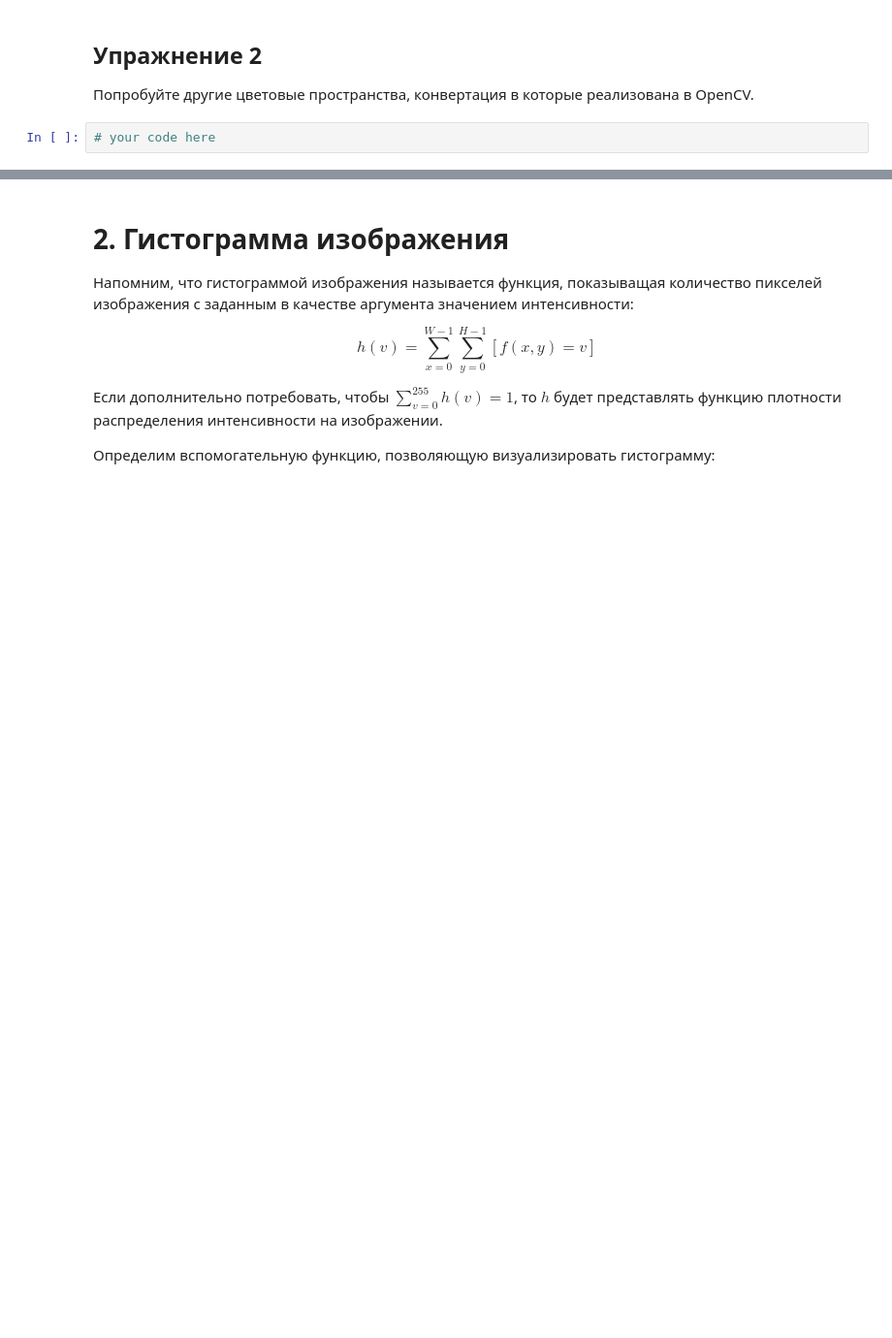
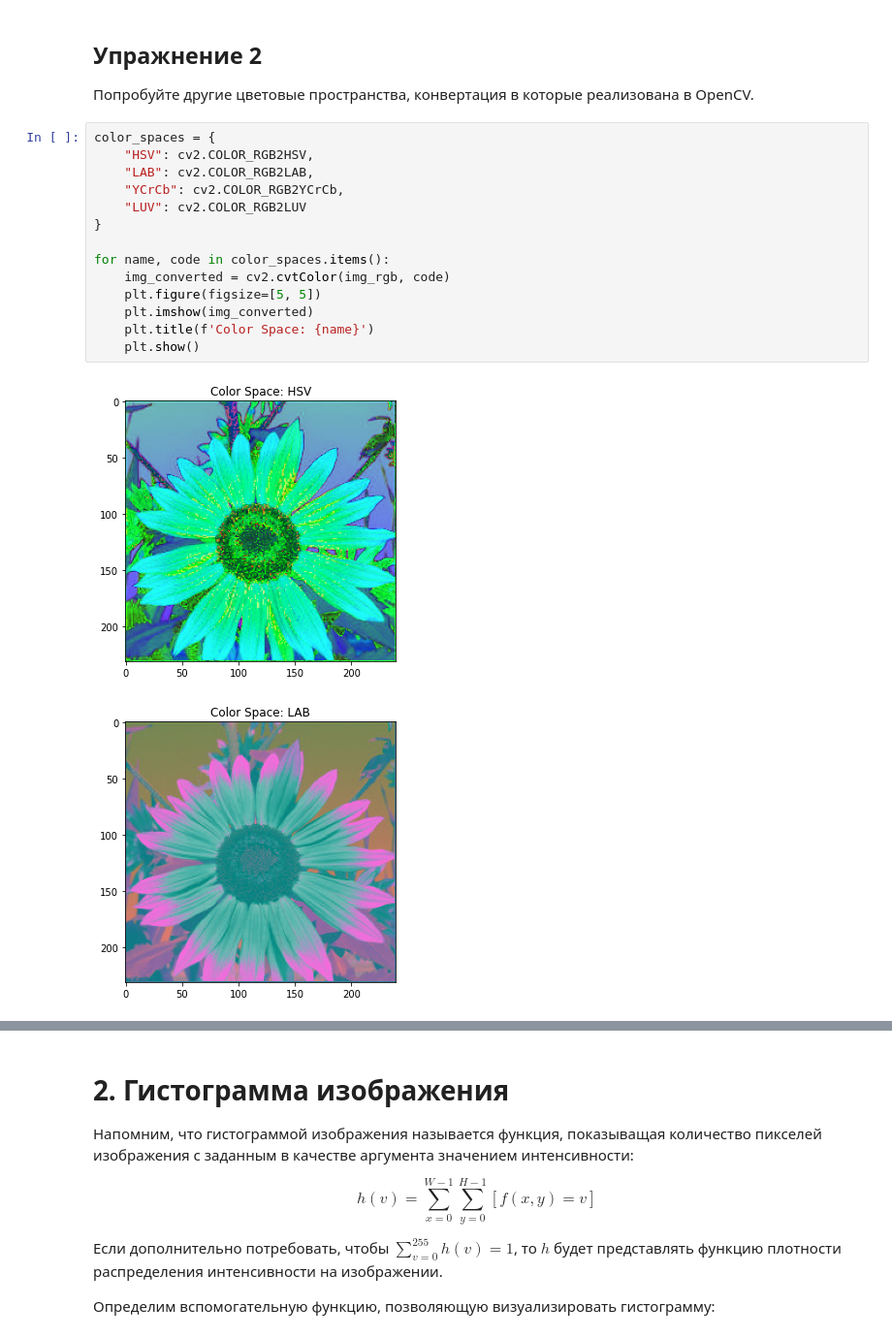
Before and after one commit to whiteshark53/cv_course_2025, a Jupyter notebook: seminars/seminar_02/Seminar_2.ipynb, the cells around one changed output, grey strips where cells are left out. Shown at 97% size. Drawn from its saved outputs; the diff is of its cells as text; blank space fills up the shorter version.

```diff
--- a/seminars/seminar_02/Seminar_2.ipynb
+++ b/seminars/seminar_02/Seminar_2.ipynb
@@ -160,5 +166,20 @@ plt.show()
 ## Упражнение 2
 
 Попробуйте другие цветовые пространства, конвертация в которые реализована в OpenCV.
-# %%
-# your code here
+# %%
+color_spaces = {
+    "HSV": cv2.COLOR_RGB2HSV,
+    "LAB": cv2.COLOR_RGB2LAB,
+    "YCrCb": cv2.COLOR_RGB2YCrCb,
+    "LUV": cv2.COLOR_RGB2LUV
+}
+
+for name, code in color_spaces.items():
+    img_converted = cv2.cvtColor(img_rgb, code)
+    plt.figure(figsize=[5, 5])
+    plt.imshow(img_converted)
+    plt.title(f'Color Space: {name}')
+    plt.show()
+# %% [output]
+[figure, added]
+[figure, added]
```
Also changed, not shown: parts of 31 cells of this notebook.
